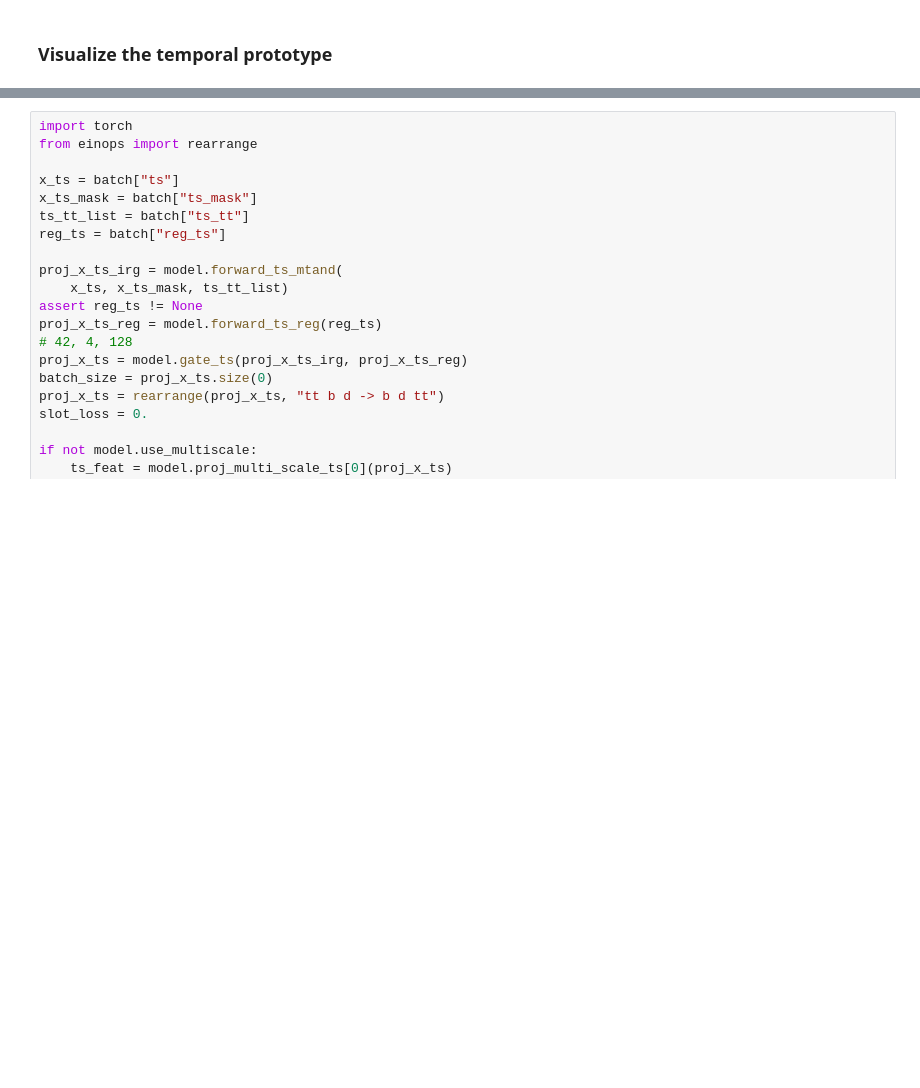
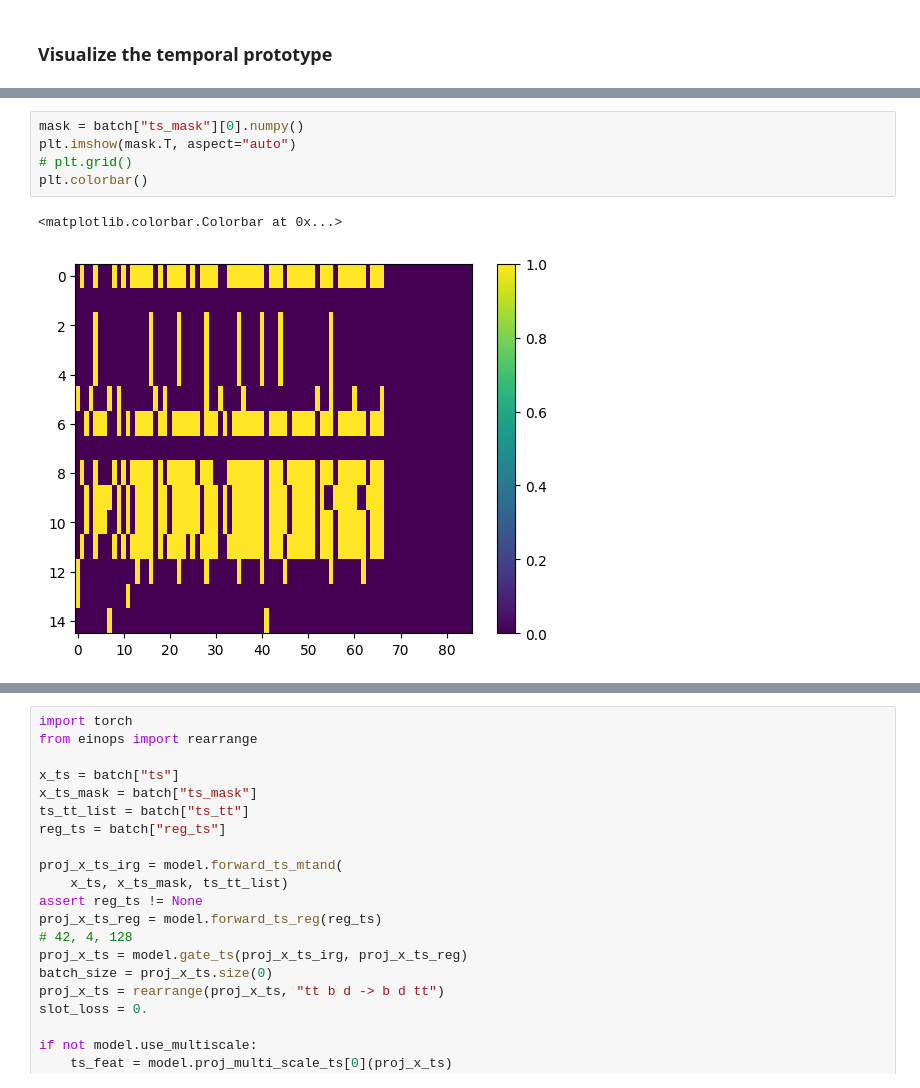
Before and after one commit to HKU-MedAI/CTPD, a Jupyter notebook: notebooks/visualize.ipynb, the cells around one changed output, grey strips where cells are left out. Saved outputs shown, nothing was run; the diff lists cells and outputs as text; blank space fills up the shorter version.

```diff
--- a/notebooks/visualize.ipynb
+++ b/notebooks/visualize.ipynb
@@ -48,3 +60,11 @@ for ax in axes:
+# %%
+mask = batch["ts_mask"][0].numpy()
+plt.imshow(mask.T, aspect="auto")
+# plt.grid()
+plt.colorbar()
+# %% [output]
+<matplotlib.colorbar.Colorbar at 0x...>
+[figure, added]
 # %%
 from cmehr.models.mimic4 import ProtoTSModel, IPNetModule, GRUDModule, SEFTModule, MTANDModule, DGM2OModule
 
```
Also changed, not shown: parts of 3 cells of this notebook, 22 other files.
